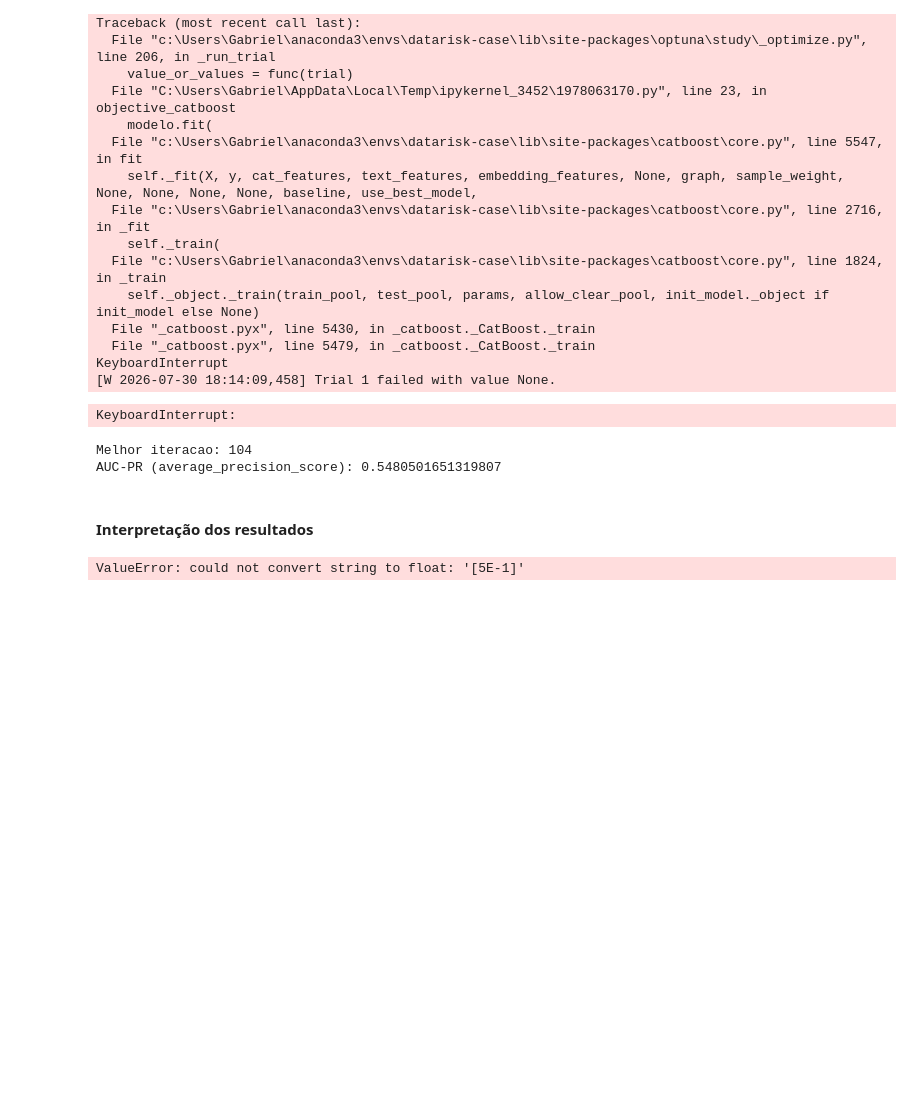
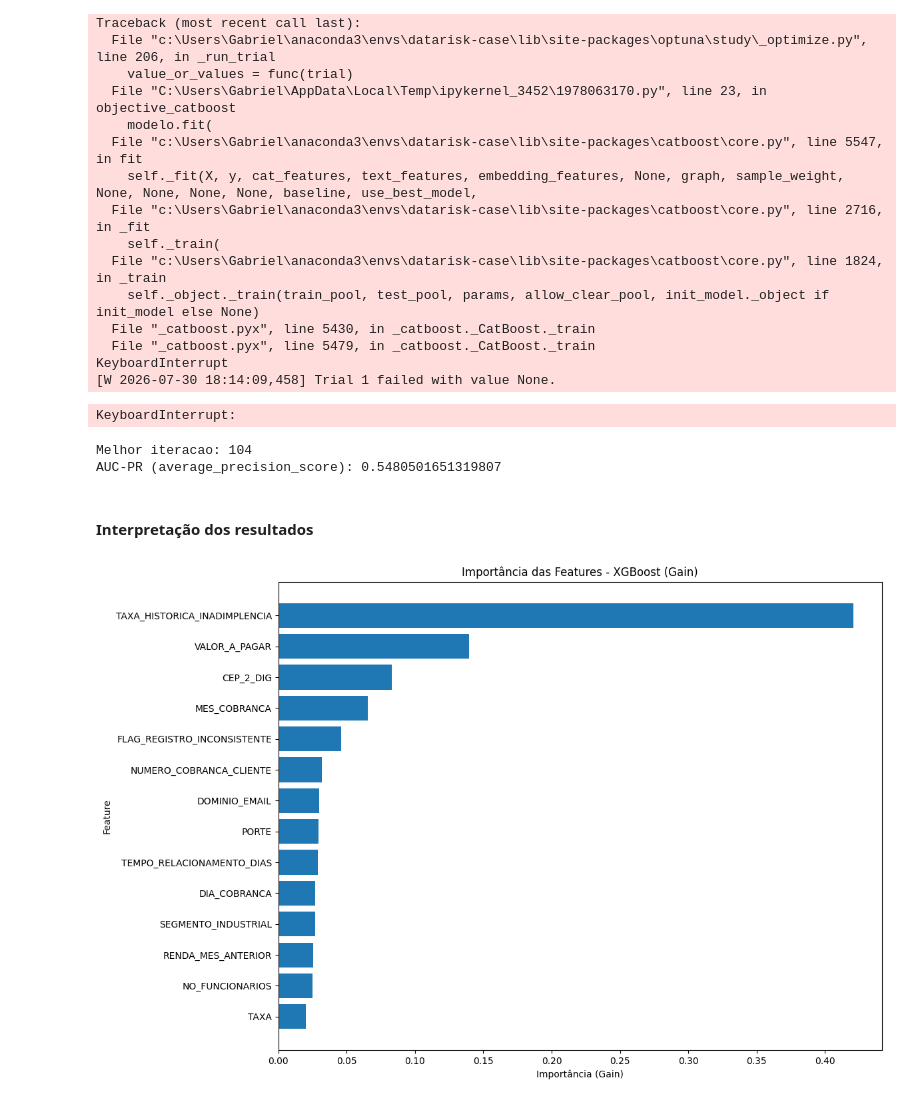
Before and after one commit to Gabverz/datarisk-case-ds-junior, a Jupyter notebook: notebooks/previsao_inadimplencia.ipynb, the cells around one changed output. Drawn from its saved outputs; the diff is of its cells as text; code cells hidden in the pictures; blank space fills up the shorter version.

Commit message:
interpretacao de resultados, geracao de graficos para analise e finalizacao do desenvolvimento

```diff
--- a/notebooks/previsao_inadimplencia.ipynb
+++ b/notebooks/previsao_inadimplencia.ipynb
@@ -1273,6 +1274,20 @@ AUC-PR (average_precision_score): 0.5480501651319807
 # %% [markdown]
 #### Interpretação dos resultados
 # %%
+# Visualizando a importância das features do modelo XGBoost otimizado
+importancia_xgb = pd.DataFrame({
+    'Feature': modelo_xgb_final.feature_names_in_,
+    'Importancia': modelo_xgb_final.feature_importances_
+}).sort_values('Importancia', ascending=False).reset_index(drop=True)
+
+plt.figure(figsize=(12, 8))
+plt.barh(importancia_xgb['Feature'][:15], importancia_xgb['Importancia'][:15]) # Top 15 features
+plt.xlabel('Importância (Gain)')
+plt.ylabel('Feature')
+plt.title('Importância das Features - XGBoost (Gain)')
+plt.gca().invert_yaxis() # Para a feature mais importante ficar no topo
+plt.tight_layout()
+plt.show()
 # %% [output]
-ValueError: could not convert string to float: '[5E-1]'
+[figure, added]
 # %%
```
Also changed, not shown: parts of 6 cells of this notebook.
